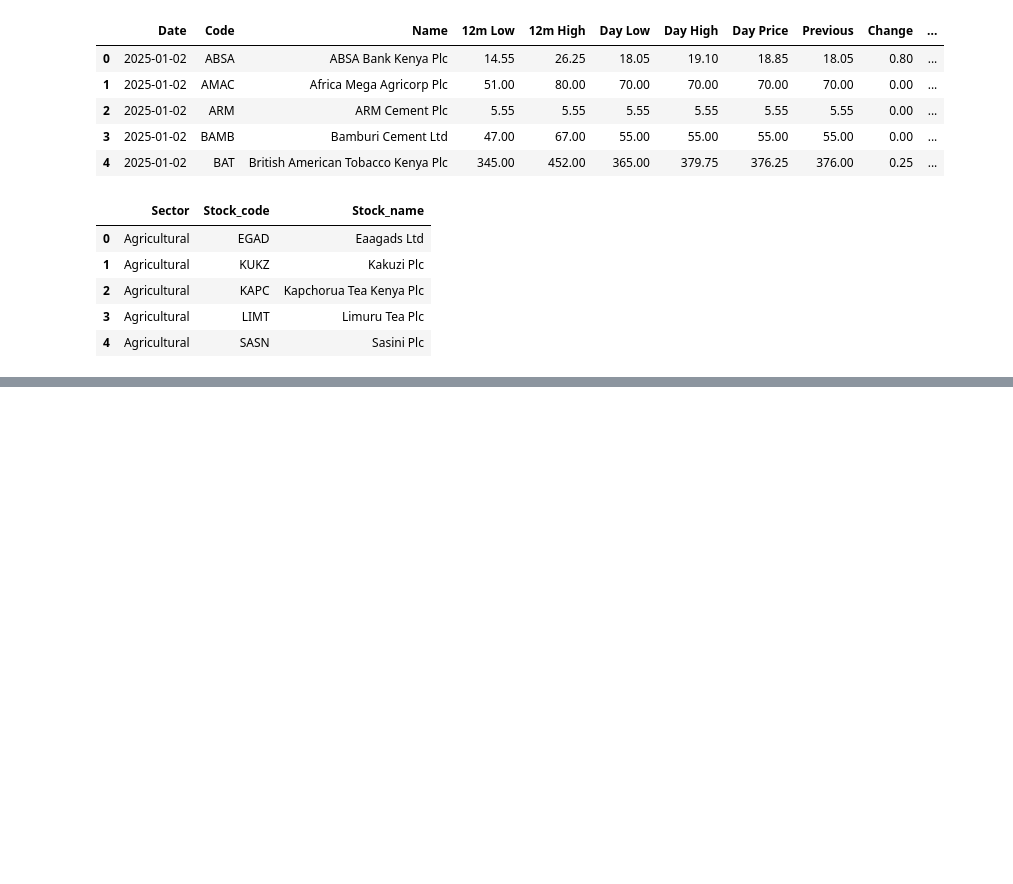
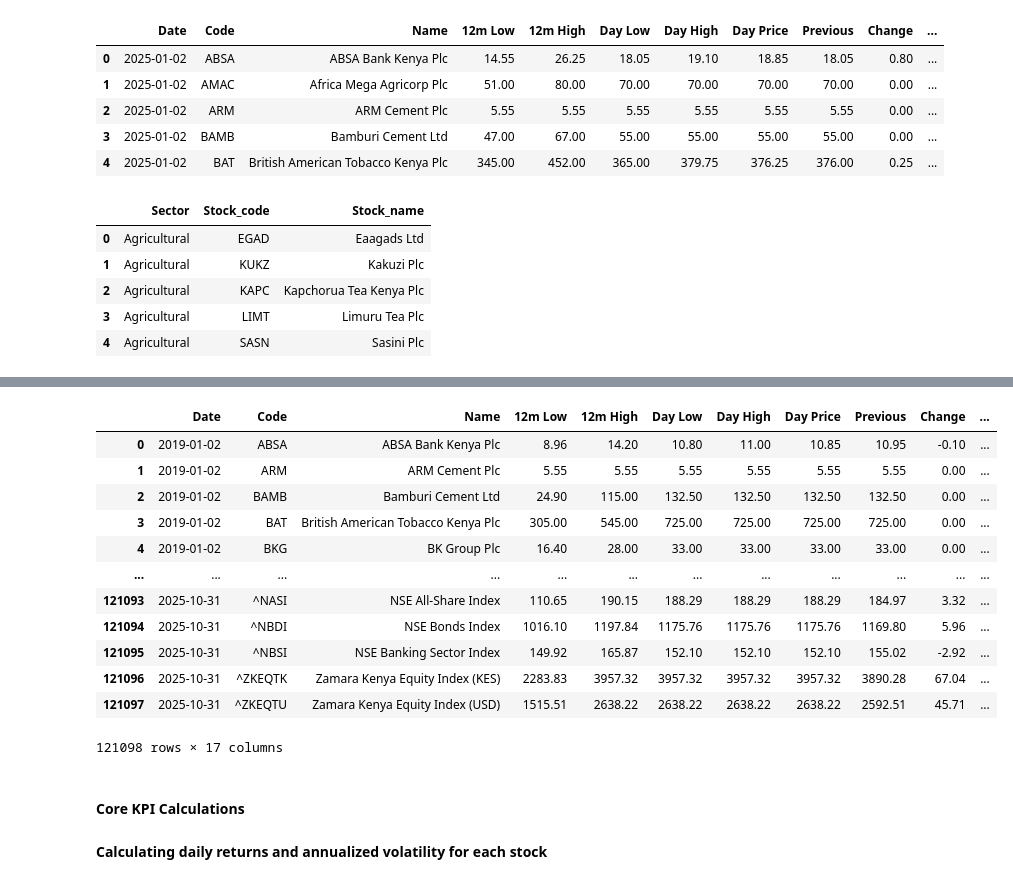
Before and after one commit to Nyamwala/NSE-Market-Analysis-2019-2025, a Jupyter notebook: NSE_stock_analysis.ipynb, the cells around one changed output, grey strips where cells are left out. Cells and saved outputs as stored; diff of their text form; code cells hidden in the pictures; blank space fills up the shorter version.

```diff
--- a/NSE_stock_analysis.ipynb
+++ b/NSE_stock_analysis.ipynb
@@ -119,0 +132,29 @@ df_sectors.head()
+# %%
+# 1. Put all yearly dataframes into a list and combine them into one master dataframe
+yearly_dfs = [
+    df_2019,
+    df_2020,
+    df_2021,
+    df_2022,
+    df_2023,
+    df_2024,
+    df_2025,
+]
+df_master = pd.concat(yearly_dfs, ignore_index=True)
+
+# 2. Merge df_master with the sector mapping file using the matching ticker columns ('Code' and 'Stock_code')
+df_master = pd.merge(
+    df_master,
+    df_sectors[['Stock_code', 'Sector']],
+    left_on='Code',
+    right_on='Stock_code',
+    how='left',
+)
+
+# 3. Check the results
+print('Master Dataset Shape:', df_master.shape)
+print('Columns after merge:', df_master.columns.tolist())
+print(
+    'Missing Sectors Count:',
+    df_master['Sector'].isna().sum(),
+)  # Should be 0 or very low if all tickers match
@@ -119,0 +179,20 @@ df_sectors.head()
+# %%
+df_master
+# %% [output]
+|  | Date | Code | Name | 12m Low | 12m High | Day Low | Day High | Day Price | Previous | Change | ... |
+| 0 | 2019-01-02 | ABSA | ABSA Bank Kenya Plc | 8.96 | 14.20 | 10.80 | 11.00 | 10.85 | 10.95 | -0.10 | ... |
+| 1 | 2019-01-02 | ARM | ARM Cement Plc | 5.55 | 5.55 | 5.55 | 5.55 | 5.55 | 5.55 | 0.00 | ... |
+| 2 | 2019-01-02 | BAMB | Bamburi Cement Ltd | 24.90 | 115.00 | 132.50 | 132.50 | 132.50 | 132.50 | 0.00 | ... |
+| 3 | 2019-01-02 | BAT | British American Tobacco Kenya Plc | 305.00 | 545.00 | 725.00 | 725.00 | 725.00 | 725.00 | 0.00 | ... |
+| 4 | 2019-01-02 | BKG | BK Group Plc | 16.40 | 28.00 | 33.00 | 33.00 | 33.00 | 33.00 | 0.00 | ... |
+| ... | ... | ... | ... | ... | ... | ... | ... | ... | ... | ... | ... |
+| 121093 | 2025-10-31 | ^NASI | NSE All-Share Index | 110.65 | 190.15 | 188.29 | 188.29 | 188.29 | 184.97 | 3.32 | ... |
+| 121094 | 2025-10-31 | ^NBDI | NSE Bonds Index | 1016.10 | 1197.84 | 1175.76 | 1175.76 | 1175.76 | 1169.80 | 5.96 | ... |
+| 121095 | 2025-10-31 | ^NBSI | NSE Banking Sector Index | 149.92 | 165.87 | 152.10 | 152.10 | 152.10 | 155.02 | -2.92 | ... |
+| 121096 | 2025-10-31 | ^ZKEQTK | Zamara Kenya Equity Index (KES) | 2283.83 | 3957.32 | 3957.32 | 3957.32 | 3957.32 | 3890.28 | 67.04 | ... |
+| 121097 | 2025-10-31 | ^ZKEQTU | Zamara Kenya Equity Index (USD) | 1515.51 | 2638.22 | 2638.22 | 2638.22 | 2638.22 | 2592.51 | 45.71 | ... |
+121098 rows × 17 columns
+# %% [markdown]
+#### Core KPI Calculations
+# %% [markdown]
+**Calculating daily returns and annualized volatility for each stock**
```
Also changed, not shown: parts of 15 cells of this notebook, 3 other files.
